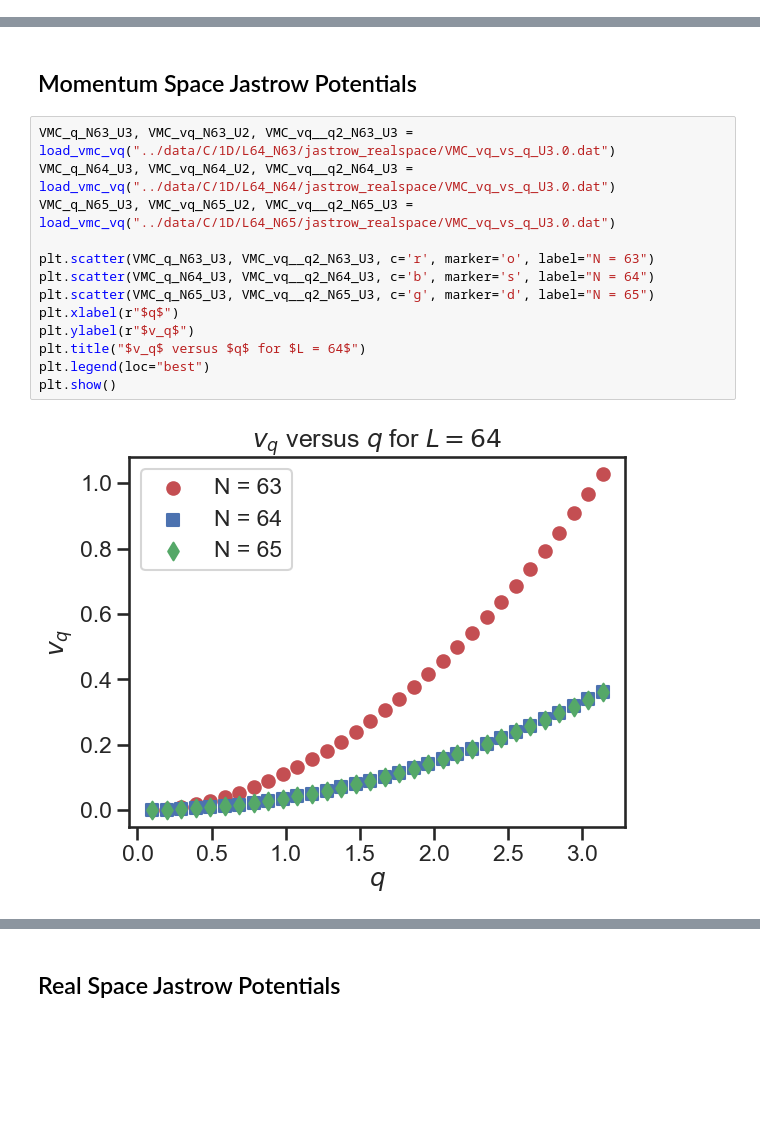
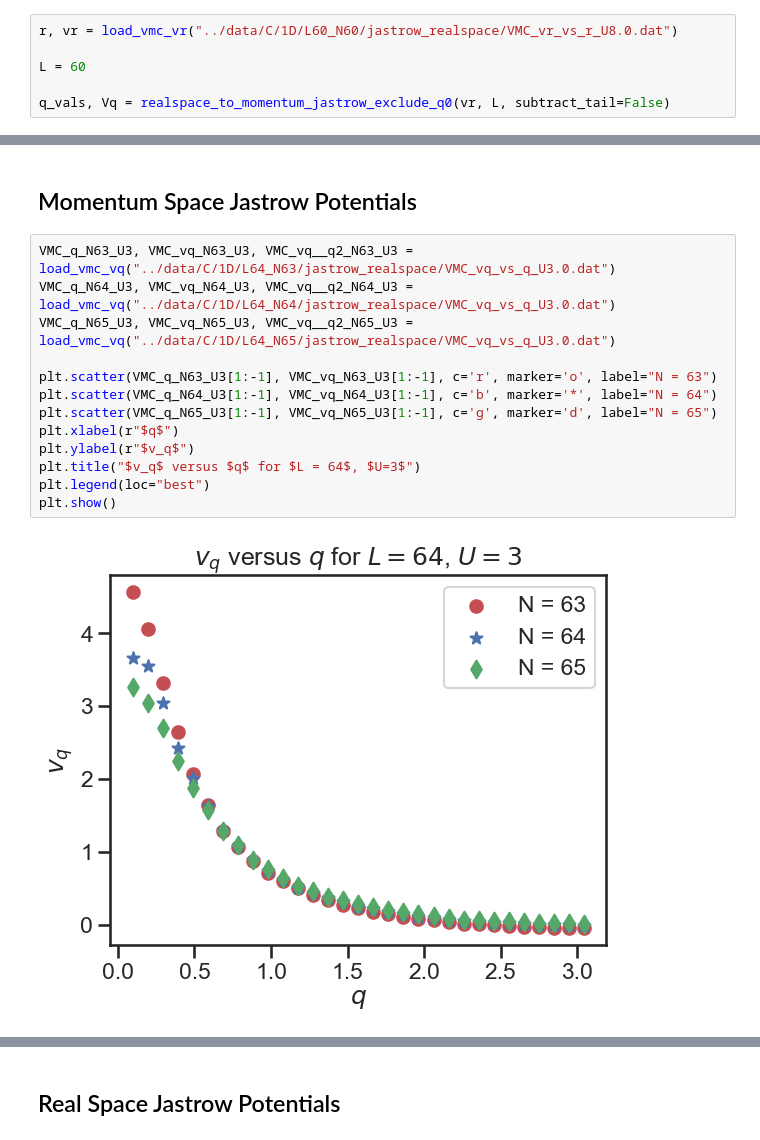
Before and after one commit to wmallah/Bose_Hubbard_VMC, a Jupyter notebook: VMCBoseHubbard/analysis_scripts/benchmark.ipynb, the cells around one changed output, grey strips where cells are left out. Drawn from its saved outputs; the diff is of its cells as text; blank space fills up the shorter version.

```diff
--- a/VMCBoseHubbard/analysis_scripts/benchmark.ipynb
+++ b/VMCBoseHubbard/analysis_scripts/benchmark.ipynb
@@ -861,0 +1000,6 @@ plt.show()
+# %%
+r, vr = load_vmc_vr("../data/C/1D/L60_N60/jastrow_realspace/VMC_vr_vs_r_U8.0.dat")
+
+L = 60
+
+q_vals, Vq = realspace_to_momentum_jastrow_exclude_q0(vr, L, subtract_tail=False)
@@ -941,17 +1092,17 @@ plt.show()
 # %% [markdown]
 ## Momentum Space Jastrow Potentials
 # %%
-VMC_q_N63_U3, VMC_vq_N63_U2, VMC_vq__q2_N63_U3 = load_vmc_vq("../data/C/1D/L64_N63/jastrow_realspace/VMC_vq_vs_q_U3.0.dat")
-VMC_q_N64_U3, VMC_vq_N64_U2, VMC_vq__q2_N64_U3 = load_vmc_vq("../data/C/1D/L64_N64/jastrow_realspace/VMC_vq_vs_q_U3.0.dat")
-VMC_q_N65_U3, VMC_vq_N65_U2, VMC_vq__q2_N65_U3 = load_vmc_vq("../data/C/1D/L64_N65/jastrow_realspace/VMC_vq_vs_q_U3.0.dat")
+VMC_q_N63_U3, VMC_vq_N63_U3, VMC_vq__q2_N63_U3 = load_vmc_vq("../data/C/1D/L64_N63/jastrow_realspace/VMC_vq_vs_q_U3.0.dat")
+VMC_q_N64_U3, VMC_vq_N64_U3, VMC_vq__q2_N64_U3 = load_vmc_vq("../data/C/1D/L64_N64/jastrow_realspace/VMC_vq_vs_q_U3.0.dat")
+VMC_q_N65_U3, VMC_vq_N65_U3, VMC_vq__q2_N65_U3 = load_vmc_vq("../data/C/1D/L64_N65/jastrow_realspace/VMC_vq_vs_q_U3.0.dat")
 
-plt.scatter(VMC_q_N63_U3, VMC_vq__q2_N63_U3, c='r', marker='o', label="N = 63")
-plt.scatter(VMC_q_N64_U3, VMC_vq__q2_N64_U3, c='b', marker='s', label="N = 64")
-plt.scatter(VMC_q_N65_U3, VMC_vq__q2_N65_U3, c='g', marker='d', label="N = 65")
+plt.scatter(VMC_q_N63_U3[1:-1], VMC_vq_N63_U3[1:-1], c='r', marker='o', label="N = 63")
+plt.scatter(VMC_q_N64_U3[1:-1], VMC_vq_N64_U3[1:-1], c='b', marker='*', label="N = 64")
+plt.scatter(VMC_q_N65_U3[1:-1], VMC_vq_N65_U3[1:-1], c='g', marker='d', label="N = 65")
 plt.xlabel(r"$q$")
 plt.ylabel(r"$v_q$")
-plt.title("$v_q$ versus $q$ for $L = 64$")
+plt.title("$v_q$ versus $q$ for $L = 64$, $U=3$")
 plt.legend(loc="best")
 plt.show()
 # %% [output]
-[figure, old version]
+[figure, new version]
```
Also changed, not shown: parts of 20 cells of this notebook, 33 other files.
